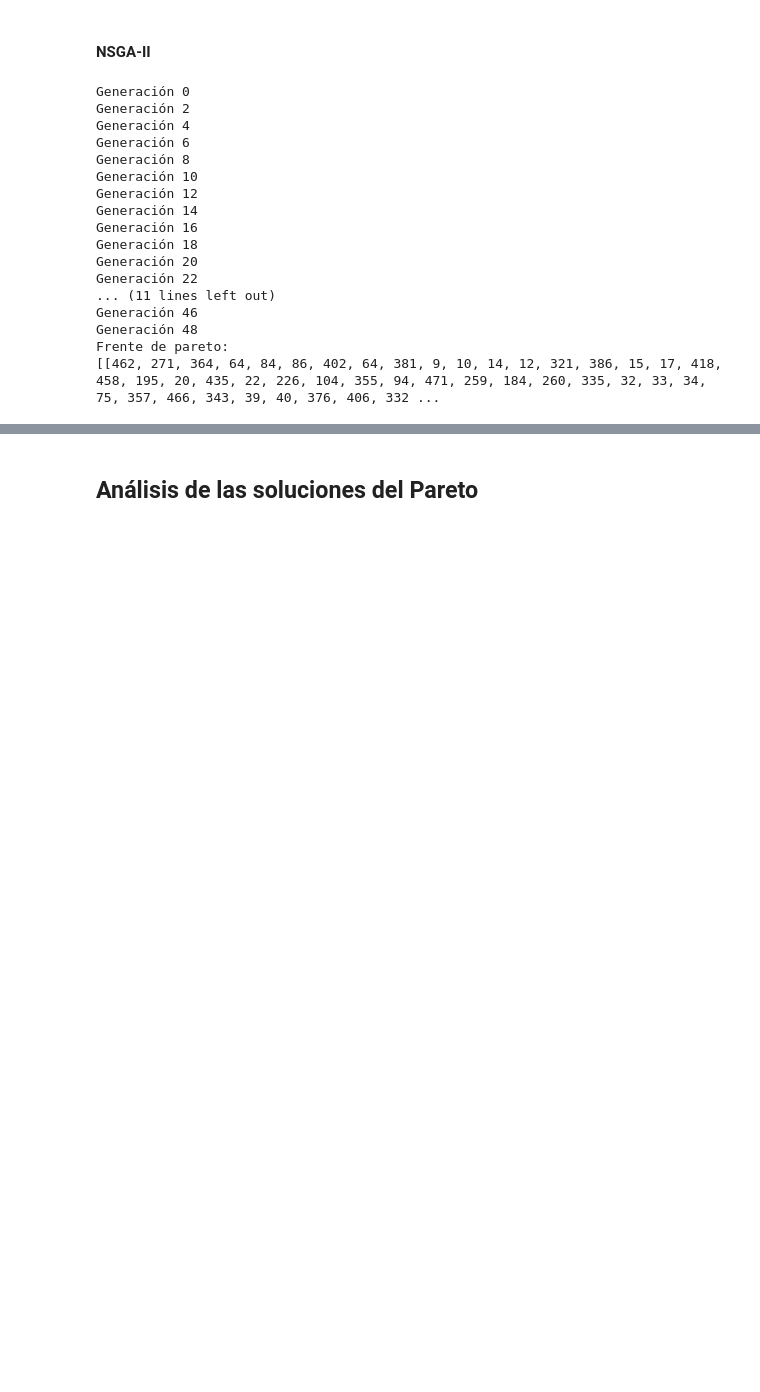
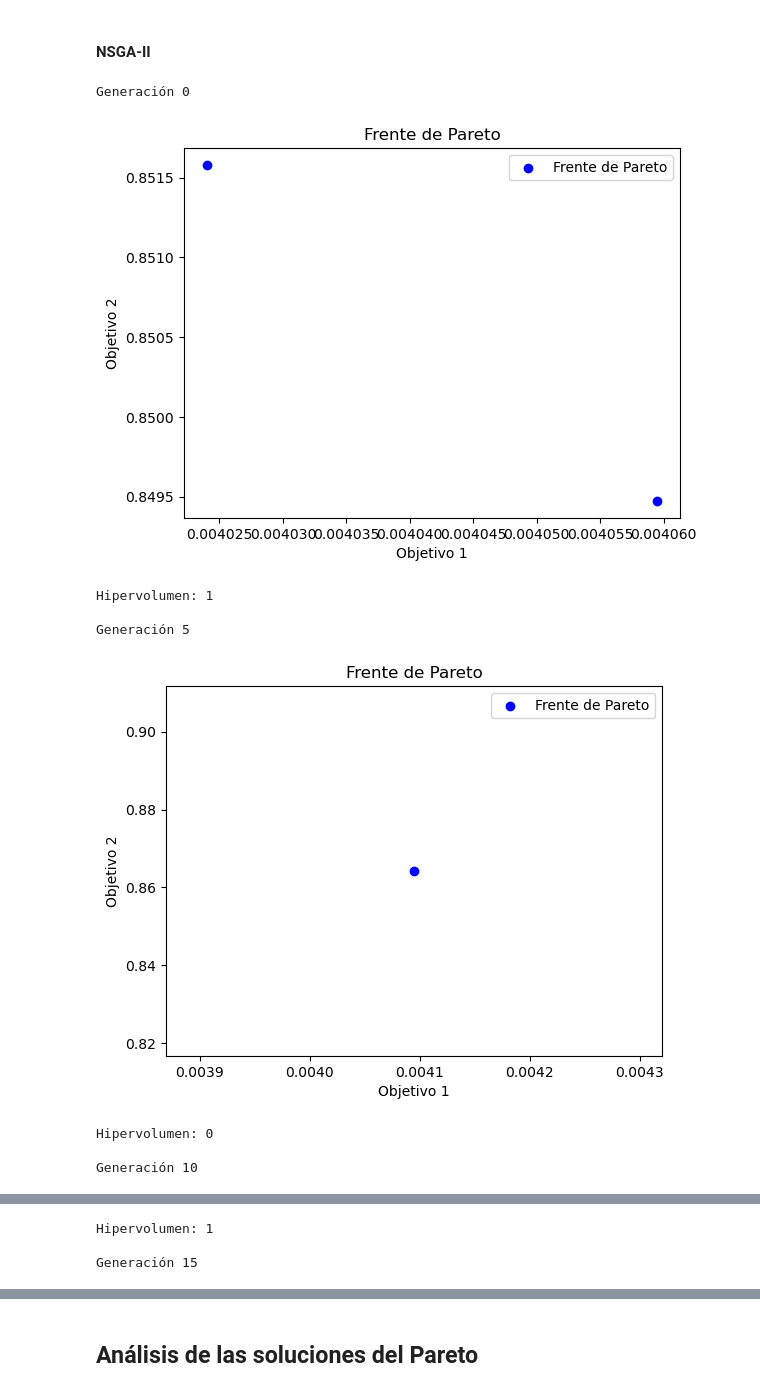
Before and after one commit to adrianGayo/Amazon_redes_geneticos, a Jupyter notebook: amazon.ipynb, the cells around one changed output, grey strips where cells are left out. Drawn from its saved outputs; the diff is of its cells as text; code cells hidden in the pictures; blank space fills up the shorter version.

Commit message:
Rpresentación del frente de pareto y grafos solución

```diff
--- a/amazon.ipynb
+++ b/amazon.ipynb
@@ -585,52 +660,51 @@ for gen in range(generaciones):
     while len(new_pop) < population_size:
         #print(f"tamaño población: {len(population)}")
         # parents = torneo(population, fitness, 2) #selección por torneo
         parents = random.sample(population, 2) # Elección aleatoria.
         child1, child2 = cruce(parents[0], parents[1], pcross)
         child1 = mutacion(child1, lista_adyacencia_mapeada, pmut)
         child2 = mutacion(child2, lista_adyacencia_mapeada, pmut)
         new_pop.extend([child1, child2])
 
     population.extend(new_pop)
     #print(f"población con el doble: {len(population)}")
 
     fitness = evaluacion_individuos(indiviudos=population)
     population_with_fitness = list(zip(population, fitness))
 
     # Seleccionar individuos utilizando NSGA-II
     new_pop, frente_pareto = nsga2_select(population_with_fitness, k=population_size)
     #print(f"población tras nsga: {len(new_pop)}")
 
     # Sustituir la población anterior con los nuevos individuos
     population = new_pop
 
-    # Imprimimos una traza de la evolución
-    if gen % 2 == 0:
-        print(f"Generación {gen}")
-
+    # Imprimimos una traza de la evolución con el hipervolumen
+    if gen % 5 == 0:
+        print(f"\nGeneración {gen}")
+        #Representa el frente de pareto.
+        representa_frente_pareto(frente_pareto)
+        # Calcula el hipervolumen
+        hv_value = tools.hypervolume(frente_pareto)
+        print(f"Hipervolumen: {hv_value}")
 
 # Obtener el frente de Pareto final
-print("Frente de pareto:")
-print(frente_pareto)
+print("Frente de pareto final:")
+representa_frente_pareto(frente_pareto)
+print("Grafos del pareto final:")
+representa_grafos_del_frente(frente_pareto)
+
 
 # # Imprimir los individuos del frente de Pareto
 # for ind in pareto_front:
 #     print(ind.fitness.values)
 # %% [output]
 Generación 0
-Generación 2
-Generación 4
-Generación 6
-Generación 8
-Generación 10
-Generación 12
-Generación 14
-Generación 16
-Generación 18
-Generación 20
-Generación 22
-... (11 lines left out)
-Generación 46
-Generación 48
-Frente de pareto:
-[[462, 271, 364, 64, 84, 86, 402, 64, 381, 9, 10, 14, 12, 321, 386, 15, 17, 418, 458, 195, 20, 435, 22, 226, 104, 355, 94, 471, 259, 184, 260, 335, 32, 33, 34, 75, 357, 466, 343, 39, 40, 376, 406, 332 ...
+[figure, added]
+Hipervolumen: 1
+
+Generación 5
+[figure, added]
+Hipervolumen: 0
+
+Generación 10
@@ -636,0 +712,3 @@ Frente de pareto:
+Hipervolumen: 1
+
+Generación 15
```
Also changed, not shown: parts of 15 cells of this notebook.
